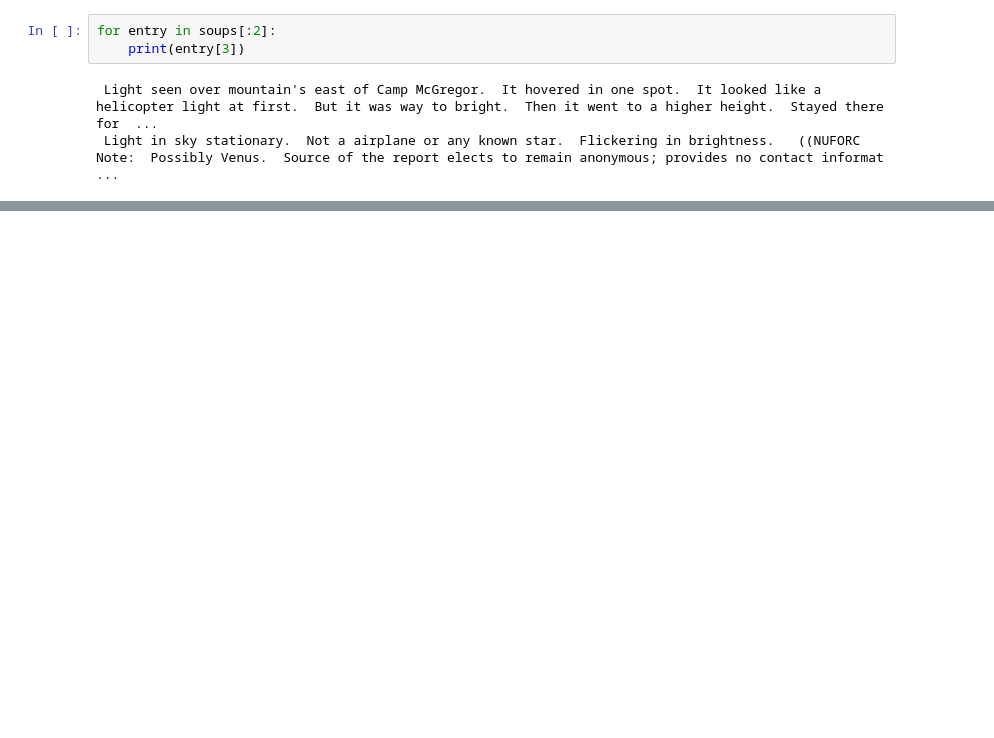
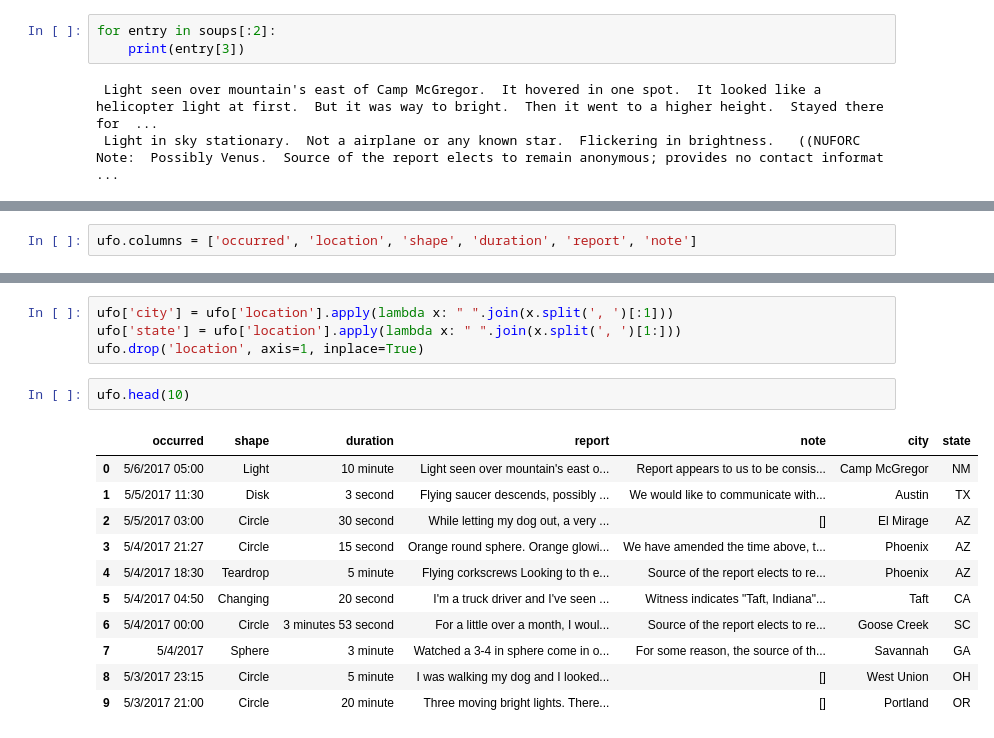
Before and after one commit to mkpetterson/UFO_sightings, a Jupyter notebook: cwong.ipynb, the cells around one changed output, grey strips where cells are left out. Cells and saved outputs as stored; diff of their text form; blank space fills up the shorter version.

```diff
--- a/cwong.ipynb
+++ b/cwong.ipynb
@@ -137 +167,3 @@ ufo_10000 = pd.DataFrame(col_values)
+# %%
+ufo.columns = ['occurred', 'location', 'shape', 'duration', 'report', 'note']
 # %%
@@ -154,0 +180,18 @@ ufo_10000
+# %%
+ufo['city'] = ufo['location'].apply(lambda x: " ".join(x.split(', ')[:1]))
+ufo['state'] = ufo['location'].apply(lambda x: " ".join(x.split(', ')[1:]))
+ufo.drop('location', axis=1, inplace=True)
+# %%
+ufo.head(10)
+# %% [output]
+|  | occurred | shape | duration | report | note | city | state |
+| 0 | 5/6/2017 05:00 | Light | 10 minute | Light seen over mountain's east o... | Report appears to us to be consis... | Camp McGregor | NM |
+| 1 | 5/5/2017 11:30 | Disk | 3 second | Flying saucer descends, possibly ... | We would like to communicate with... | Austin | TX |
+| 2 | 5/5/2017 03:00 | Circle | 30 second | While letting my dog out, a very ... | [] | El Mirage | AZ |
+| 3 | 5/4/2017 21:27 | Circle | 15 second | Orange round sphere. Orange glowi... | We have amended the time above, t... | Phoenix | AZ |
+| 4 | 5/4/2017 18:30 | Teardrop | 5 minute | Flying corkscrews Looking to th e... | Source of the report elects to re... | Phoenix | AZ |
+| 5 | 5/4/2017 04:50 | Changing | 20 second | I'm a truck driver and I've seen ... | Witness indicates "Taft, Indiana"... | Taft | CA |
+| 6 | 5/4/2017 00:00 | Circle | 3 minutes 53 second | For a little over a month, I woul... | Source of the report elects to re... | Goose Creek | SC |
+| 7 | 5/4/2017 | Sphere | 3 minute | Watched a 3-4 in sphere come in o... | For some reason, the source of th... | Savannah | GA |
+| 8 | 5/3/2017 23:15 | Circle | 5 minute | I was walking my dog and I looked... | [] | West Union | OH |
+| 9 | 5/3/2017 21:00 | Circle | 20 minute | Three moving bright lights. There... | [] | Portland | OR |
```
Also changed, not shown: parts of 9 cells of this notebook, 2 other files.
